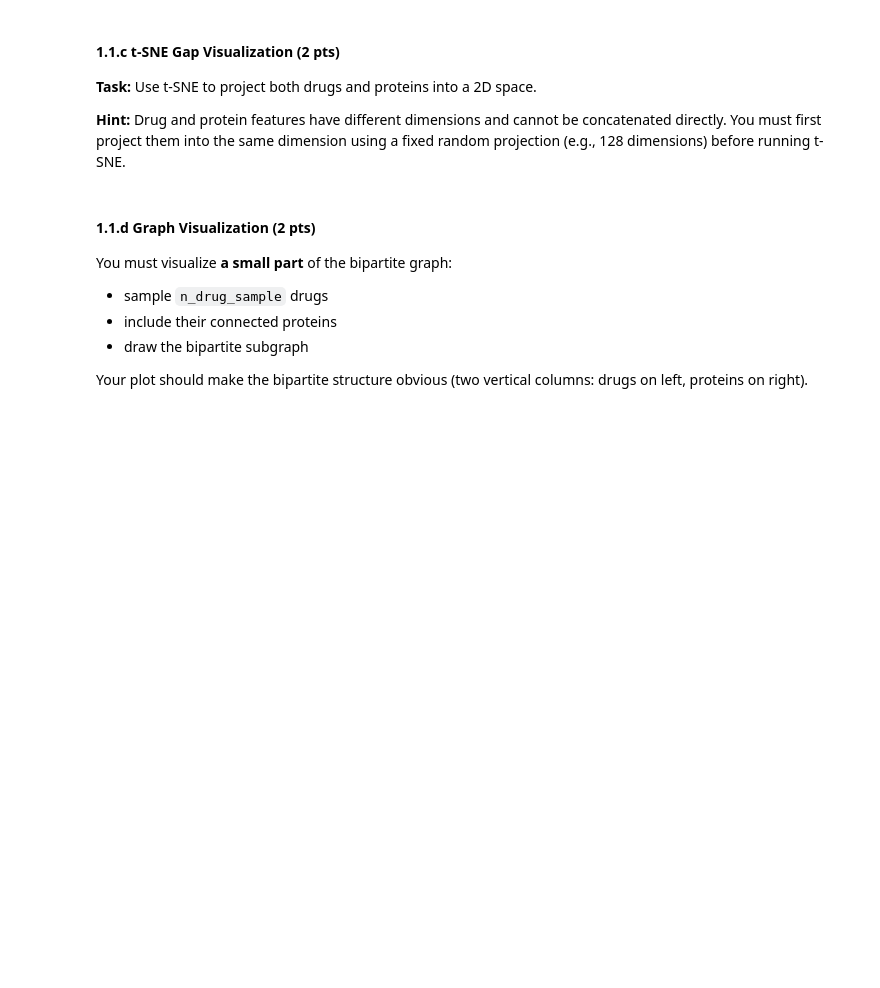
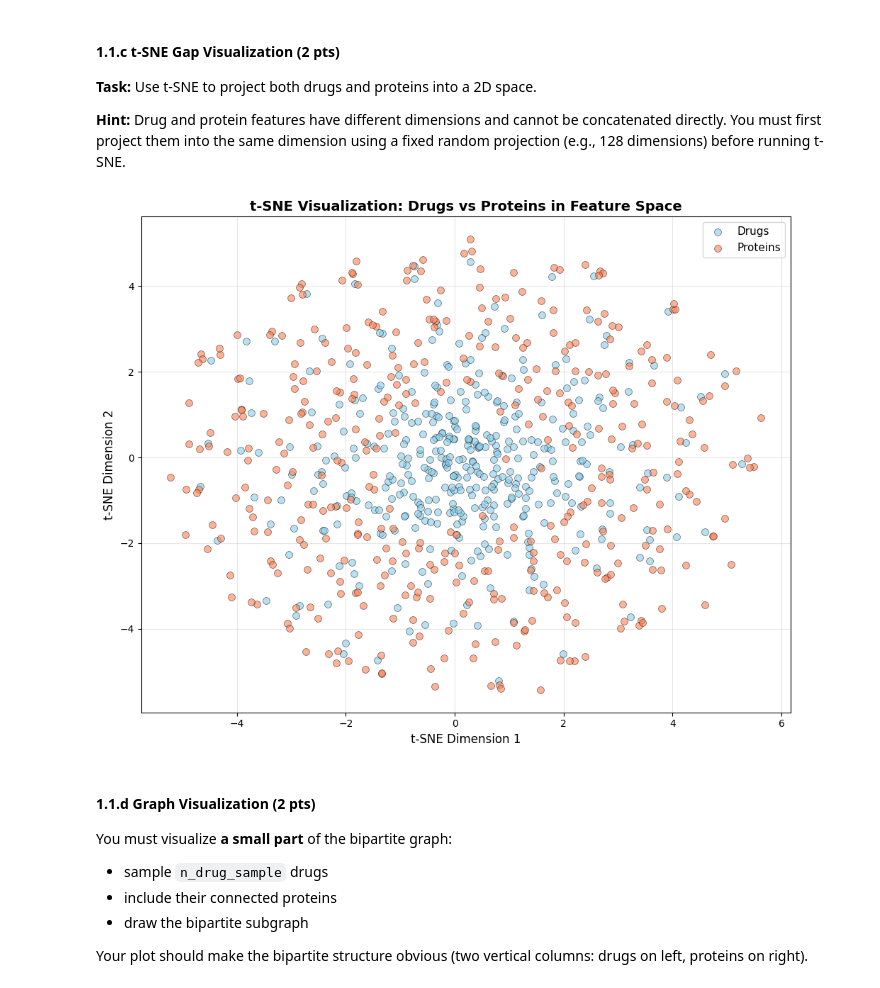
Before and after one commit to maplesugano/DGL_Individual_CW, a Jupyter notebook: DGL_CW1_2026.ipynb, the cells around one changed output. Drawn from its saved outputs; the diff is of its cells as text; code cells hidden in the pictures; blank space fills up the shorter version.

```diff
--- a/DGL_CW1_2026.ipynb
+++ b/DGL_CW1_2026.ipynb
@@ -203,3 +255,50 @@ plot_feature_spaces(Xd, Xp)
+# %%
+set_seed(42)
+
+def plot_feature_spaces(Xd, Xp, n_each=400):
+    # 1. Subsample nodes for fast execution
+    n_drugs_total = Xd.shape[0]
+    n_proteins_total = Xp.shape[0]
+
+    drug_indices = torch.randperm(n_drugs_total)[:n_each]
+    protein_indices = torch.randperm(n_proteins_total)[:n_each]
+
+    Xd_sub = Xd[drug_indices]
+    Xp_sub = Xp[protein_indices]
+
+    # 2. Project Xd and Xp to a shared 128-dim space using a fixed random matrix
+    Xd_proj = fixed_random_projection(Xd_sub, d_out=128, seed=0)
+    Xp_proj = fixed_random_projection(Xp_sub, d_out=128, seed=1)
+
+    # 3. Run TSNE (from sklearn, check imports) and plot with different colors for drugs/proteins
+    X_combined = torch.cat([Xd_proj, Xp_proj], dim=0).cpu().numpy()
+
+    # Run t-SNE
+    tsne = TSNE(n_components=2, random_state=42, perplexity=30, n_iter_without_progress=1000)
+    X_2d = tsne.fit_transform(X_combined)
+
+    # Split back into drugs and proteins
+    X_drugs_2d = X_2d[:n_each]
+    X_proteins_2d = X_2d[n_each:]
+
+    # 4. Plot with different colors
+    plt.figure(figsize=(10, 8))
+    plt.scatter(X_drugs_2d[:, 0], X_drugs_2d[:, 1],
+                c='skyblue', alpha=0.6, s=50, label='Drugs', edgecolors='k', linewidth=0.5)
+    plt.scatter(X_proteins_2d[:, 0], X_proteins_2d[:, 1],
+                c='coral', alpha=0.6, s=50, label='Proteins', edgecolors='k', linewidth=0.5)
+
+    plt.title('t-SNE Visualization: Drugs vs Proteins in Feature Space', fontsize=14, fontweight='bold')
+    plt.xlabel('t-SNE Dimension 1', fontsize=12)
+    plt.ylabel('t-SNE Dimension 2', fontsize=12)
+    plt.legend(fontsize=11, loc='best')
+    plt.grid(True, alpha=0.3)
+    plt.tight_layout()
+    plt.show()
+
+plot_feature_spaces(Xd, Xp)
+# %% [output]
+[figure, added]
 # %% [markdown]
 #### 1.1.d Graph Visualization (2 pts)
 You must visualize **a small part** of the bipartite graph:
```
Also changed, not shown: parts of 73 cells of this notebook, 33 other files.
